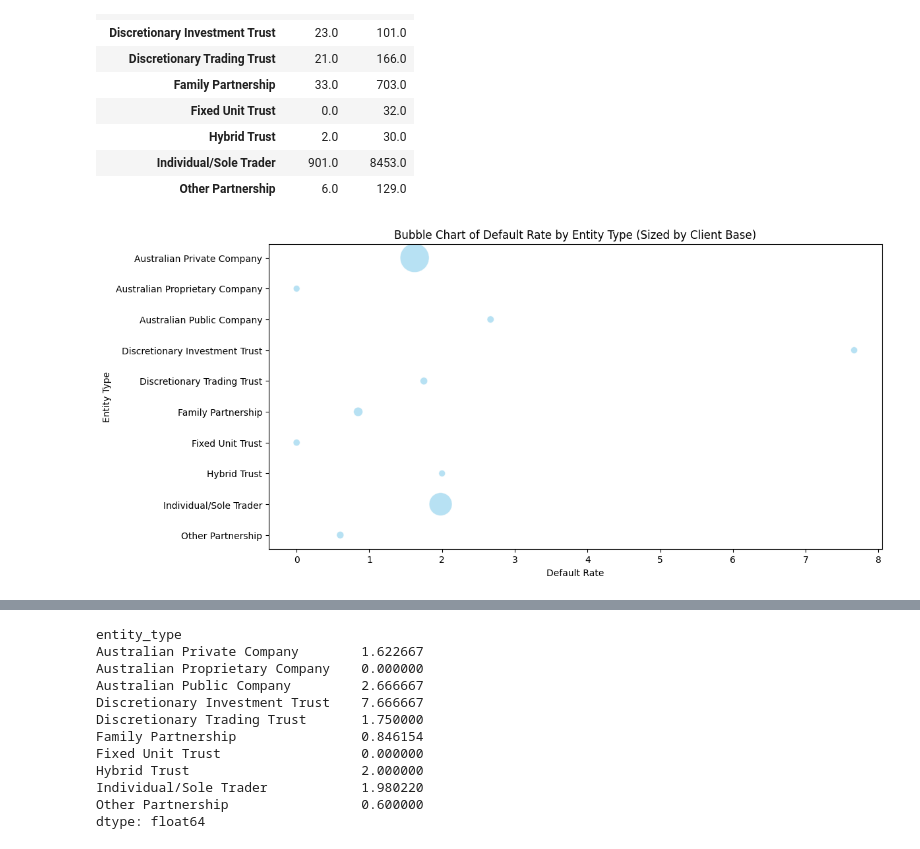
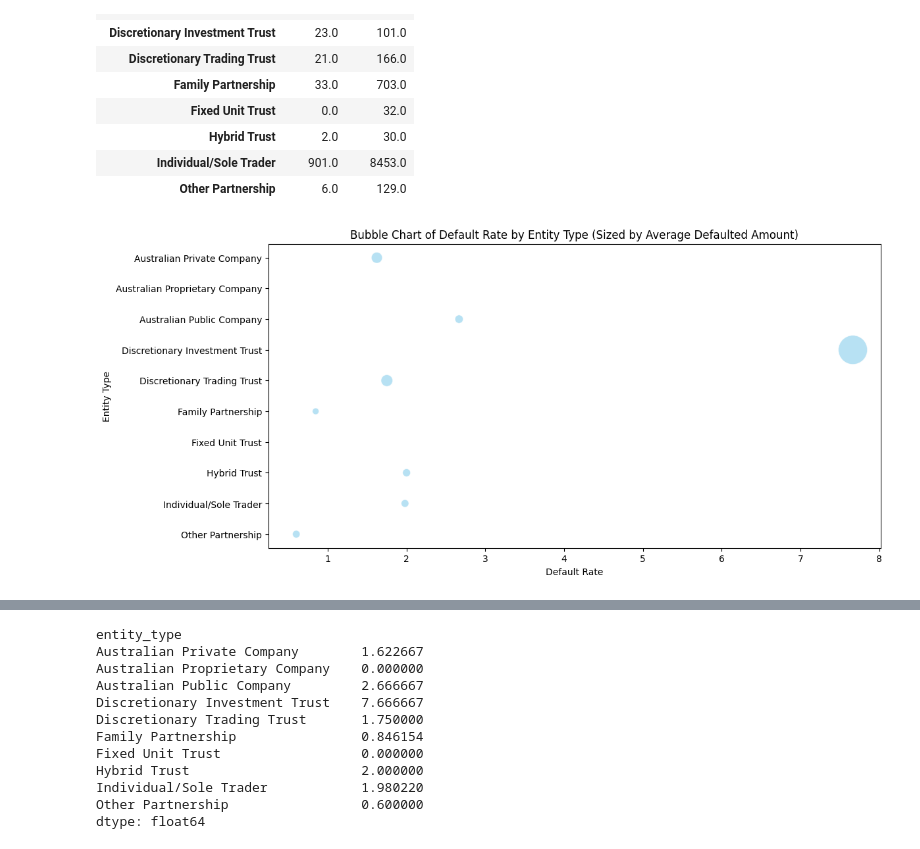
Before and after one commit to rileycong/edgered-casestudy, a Jupyter notebook: notebooks/client_attr_eda.ipynb, the cells around one changed output, grey strips where cells are left out. Saved outputs shown, nothing was run; the diff lists cells and outputs as text; code cells hidden in the pictures.

Commit message:
Update file paths and improve data processing in cleaning notebook

```diff
--- a/notebooks/client_attr_eda.ipynb
+++ b/notebooks/client_attr_eda.ipynb
@@ -20,7 +20,7 @@ from sklearn.ensemble import RandomForestClassifier
 from xgboost import XGBClassifier
 from sklearn.model_selection import RandomizedSearchCV
 # %%
-clients_payment_df = pd.read_csv('data/ClientsPayments.csv')
+clients_payment_df = pd.read_csv(r'../data/ClientsPayments.csv')
 # %%
 clients_eda_df = clients_payment_df[['client_id', 'entity_type', 'entity_age', 'payment_code']]
 clients_eda_df
@@ -62,12 +71,18 @@ default_proportions
 # %%
 # Bubble chart of default rate by entity type ans size of client base
 client_counts = clients_eda_df.groupby('entity_type')['client_id'].nunique()
+# average payment where not default
+# median_defaulted_payment = clients_payment_df[clients_payment_df['payment_code']=='DEFAULT'].groupby('entity_type')['payment_amt'].median()
+average_defaulted_payment = clients_payment_df[clients_payment_df['payment_code']=='DEFAULT'].groupby('entity_type')['payment_amt'].mean()
+# average payment amount (excluding defaults) of each entity type
+
+
 
 plt.figure(figsize=(12, 6))
-sns.scatterplot(x=default_proportions['DEFAULT'] / client_counts, y=default_proportions.index, size=client_counts, sizes=(50, 1000), legend=False, color='skyblue', alpha=0.6)
-plt.title('Bubble Chart of Default Rate by Entity Type (Sized by Client Base)')
+sns.scatterplot(x=default_proportions['DEFAULT'] / client_counts, y=default_proportions.index, size=average_defaulted_payment, sizes=(50, 1000), legend=False, color='skyblue', alpha=0.6)
+plt.title('Bubble Chart of Default Rate by Entity Type (Sized by Average Defaulted Amount)')
 plt.xlabel('Default Rate')
 plt.ylabel('Entity Type')
 plt.show()
 # %% [output]
-[figure, old version]
+[figure, new version]
```
Also changed, not shown: parts of 4 cells of this notebook, 2 other files.
